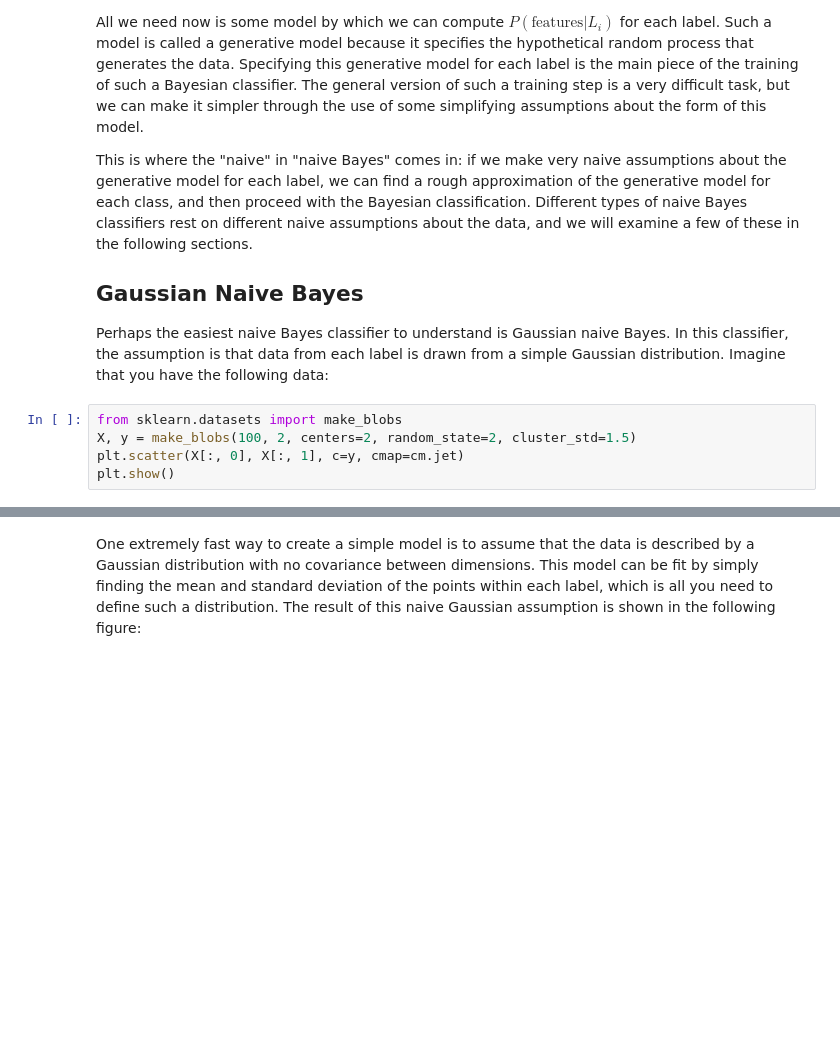
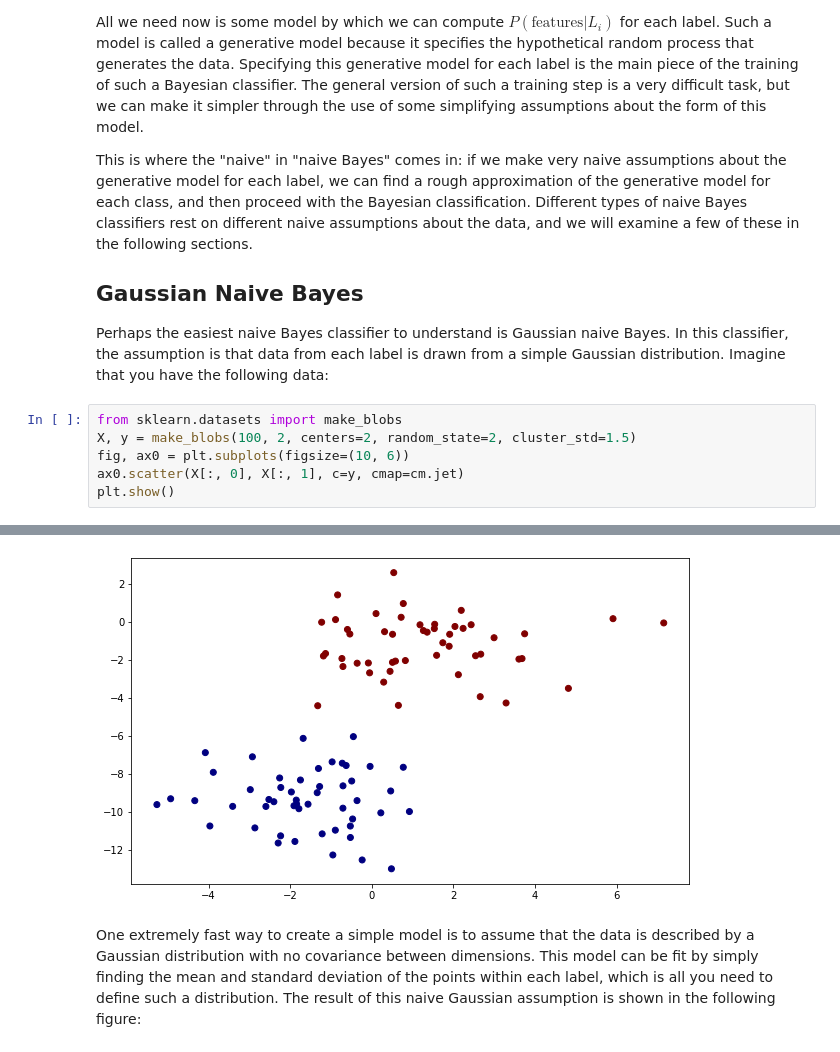
Before and after one commit to uom-lectures/PHY3287, a Jupyter notebook: lecture_4.ipynb, the cells around one changed output, grey strips where cells are left out. Drawn from its saved outputs; the diff is of its cells as text; blank space fills up the shorter version.

```diff
--- a/lecture_4.ipynb
+++ b/lecture_4.ipynb
@@ -66,6 +66,7 @@ Perhaps the easiest naive Bayes classifier to understand is Gaussian naive Bayes
 # %%
 from sklearn.datasets import make_blobs
 X, y = make_blobs(100, 2, centers=2, random_state=2, cluster_std=1.5)
-plt.scatter(X[:, 0], X[:, 1], c=y, cmap=cm.jet)
+fig, ax0 = plt.subplots(figsize=(10, 6))
+ax0.scatter(X[:, 0], X[:, 1], c=y, cmap=cm.jet)
 plt.show()
 # %% [output]
@@ -74,3 +73,4 @@ plt.show()
+[figure, added]
 # %% [markdown]
 One extremely fast way to create a simple model is to assume that the data is described by a Gaussian distribution with no covariance between dimensions. This model can be fit by simply finding the mean and standard deviation of the points within each label, which is all you need to define such a distribution. The result of this naive Gaussian assumption is shown in the following figure:
 # %%
```
Also changed, not shown: parts of 66 cells of this notebook, 4 other files.
